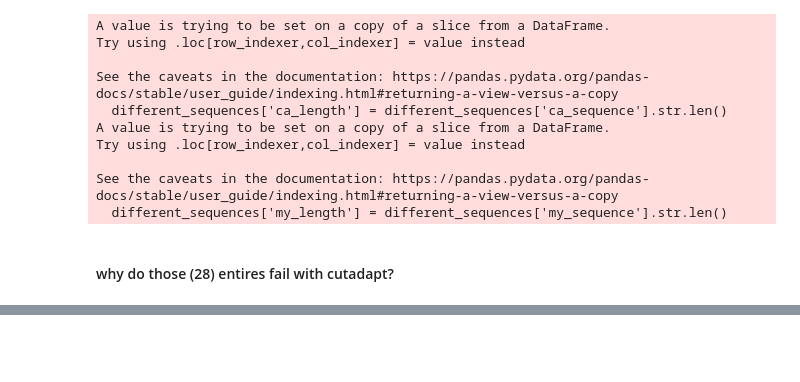
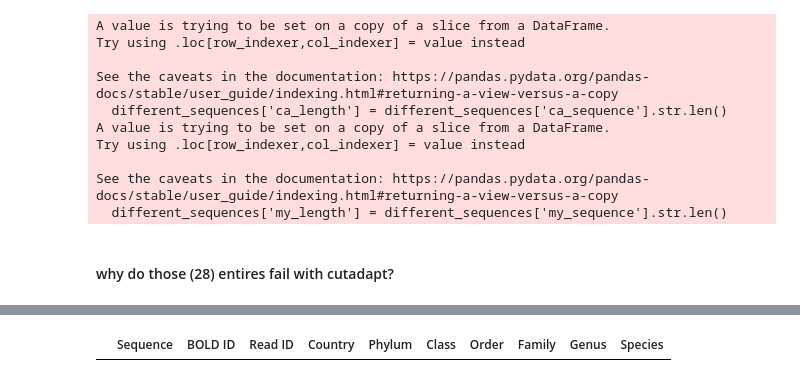
Before and after one commit to Vuju/primer-finder, a Jupyter notebook: src/Notebooks/compare_mine_to_cutadapt.ipynb, the cells around one changed output, grey strips where cells are left out. Cells and saved outputs as stored; diff of their text form; code cells hidden in the pictures; blank space fills up the shorter version.

```diff
--- a/src/Notebooks/compare_mine_to_cutadapt.ipynb
+++ b/src/Notebooks/compare_mine_to_cutadapt.ipynb
@@ -204,0 +268,4 @@ merged_df2[(merged_df2['my_length'] <= 180) & (merged_df2['my_length'] >= 150)].
+# %%
+cutadapt_result[cutadapt_result['Read ID'] == "ANICJ009-10"]
+# %% [output]
+|  | Sequence | BOLD ID | Read ID | Country | Phylum | Class | Order | Family | Genus | Species |
```
Also changed, not shown: parts of 11 cells of this notebook.
